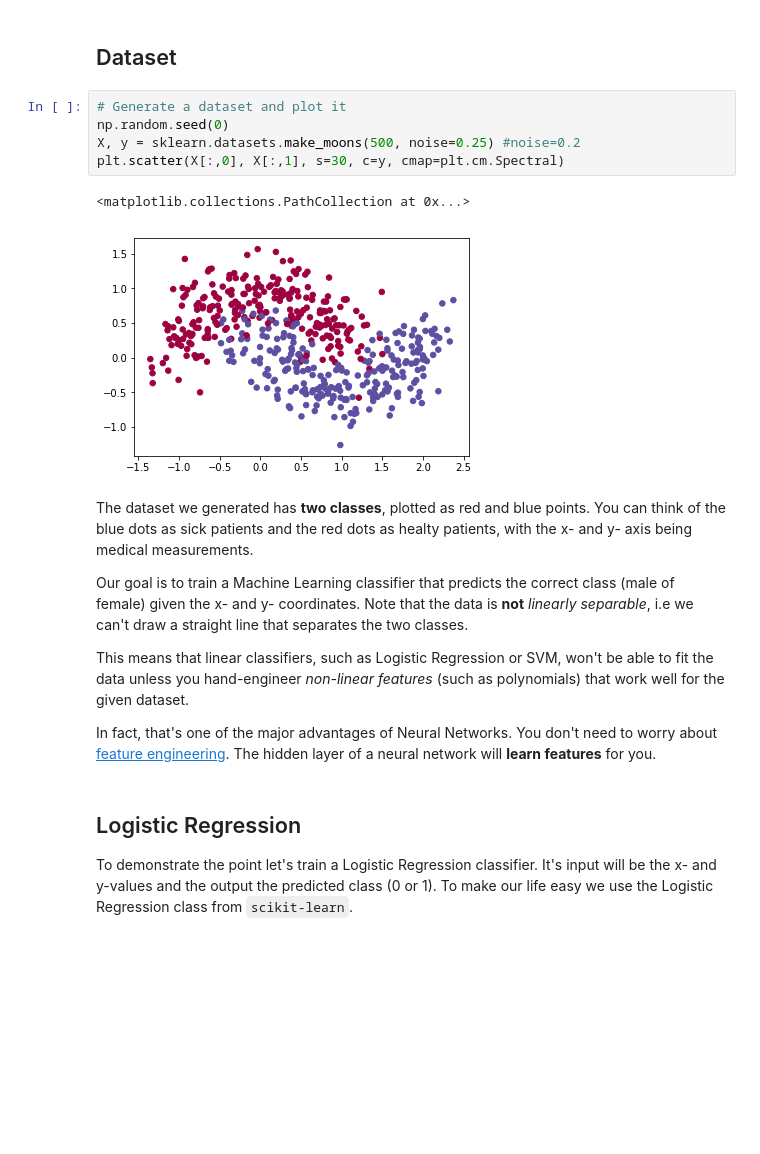
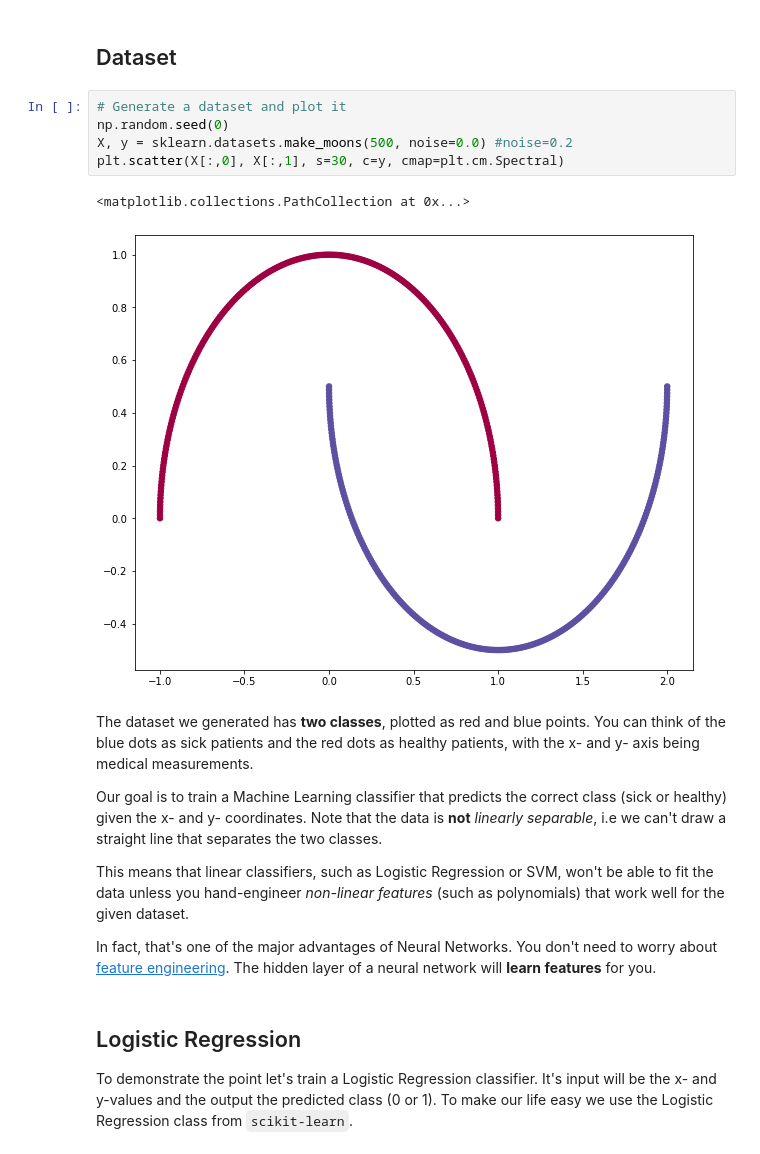
Before and after one commit to pmorerio/deep-learning-tutorials, a Jupyter notebook: MLP/nn-from-scratch.ipynb, the cells around one changed output. Saved outputs shown, nothing was run; the diff lists cells and outputs as text; blank space fills up the shorter version.

```diff
--- a/MLP/nn-from-scratch.ipynb
+++ b/MLP/nn-from-scratch.ipynb
@@ -18,15 +18,15 @@ matplotlib.rcParams['figure.figsize'] = (10.0, 8.0)
 # %%
 # Generate a dataset and plot it
 np.random.seed(0)
-X, y = sklearn.datasets.make_moons(500, noise=0.25) #noise=0.2
+X, y = sklearn.datasets.make_moons(500, noise=0.0) #noise=0.2
 plt.scatter(X[:,0], X[:,1], s=30, c=y, cmap=plt.cm.Spectral)
 # %% [output]
 <matplotlib.collections.PathCollection at 0x...>
-[figure, old version]
+[figure, new version]
 # %% [markdown]
-The dataset we generated has **two classes**, plotted as red and blue points. You can think of the blue dots as sick patients and the red dots as healty patients, with the x- and y- axis being medical measurements.
+The dataset we generated has **two classes**, plotted as red and blue points. You can think of the blue dots as sick patients and the red dots as healthy patients, with the x- and y- axis being medical measurements.
 
-Our goal is to train a Machine Learning classifier that predicts the correct class (male of female) given the x- and y- coordinates. Note that the data is **not** *linearly separable*, i.e we can't draw a straight line that separates the two classes.
+Our goal is to train a Machine Learning classifier that predicts the correct class (sick or healthy) given the x- and y- coordinates. Note that the data is **not** *linearly separable*, i.e we can't draw a straight line that separates the two classes.
 
 This means that linear classifiers, such as Logistic Regression or SVM, won't be able to fit the data unless you hand-engineer *non-linear features* (such as polynomials) that work well for the given dataset.
 
```
Also changed, not shown: parts of 5 cells of this notebook, 3 other files.
